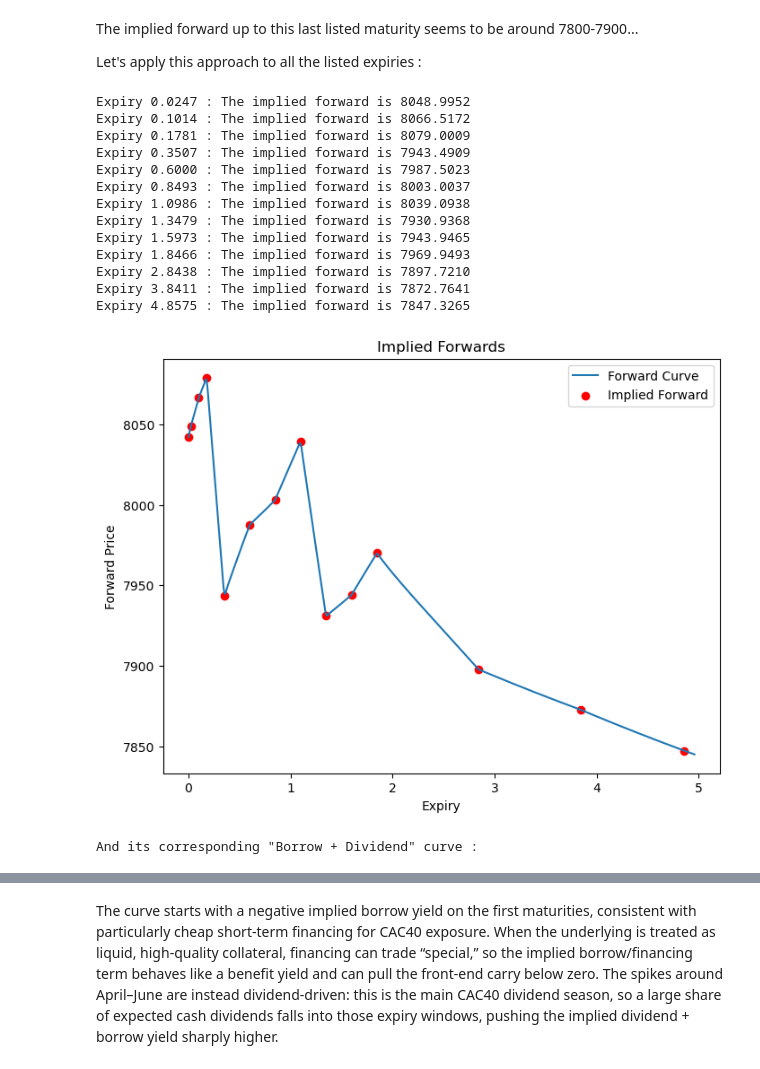
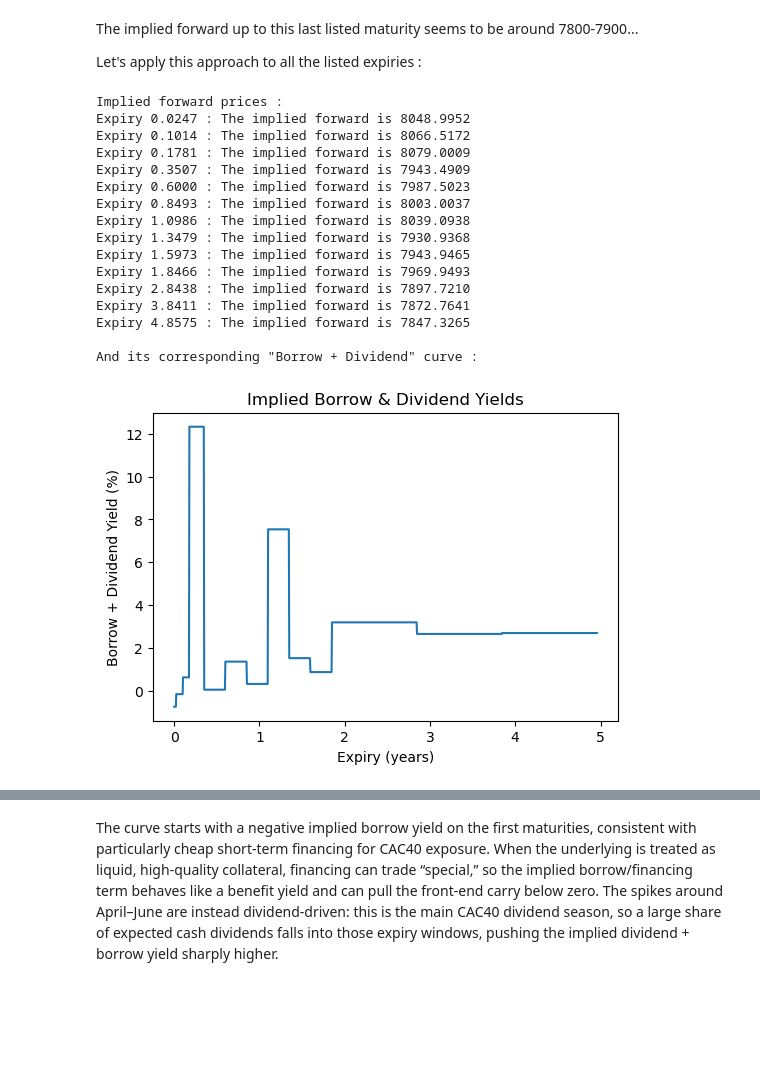
Before and after one commit to Idriss-Afra/Equity-Implied-Volatility-Surface, a Jupyter notebook: Equity Implied Forward & Volatility Surface.ipynb, the cells around one changed output, grey strips where cells are left out. Drawn from its saved outputs; the diff is of its cells as text; code cells hidden in the pictures; blank space fills up the shorter version.

Commit message:
Dividend & Volatility Calibration

```diff
--- a/Equity Implied Forward & Volatility Surface.ipynb
+++ b/Equity Implied Forward & Volatility Surface.ipynb
@@ -196,7 +196,7 @@ Let's implement a proof of concept for deriving the forward using the method exp
 # %%
 # Required Libraries
 import matplotlib.pyplot as plt
-plt.rcParams["figure.figsize"] = (8,6)
+plt.rcParams["figure.figsize"] = (6,4)
 
 expiry = listed_expiries[-1]
 
@@ -254,7 +254,7 @@ class ForwardCurve:
         self.put_prices = put_prices
         self.set_implied_forwards()
         self.set_implied_borrow_and_divs()
-        self.plot_implied_data()
+        self.plot_implied_borrow_and_divs()
 
     def implied_forward(self, exp, n_max=250, eps=1e-6):
         """
@@ -314,8 +314,7 @@ class ForwardCurve:
         for exp in self.listed_expiries:
             dt = exp - exp_prev
             if dt <= 0: raise ValueError("The given listed expiries are not strictly increasing. Check input data.")
-            implied_borrow_and_divs[exp] = np.log(self.S0 * np.exp(self.zc_rate(exp) * exp - \
-                                         cumul) / self.implied_forwards[exp]) / (exp - exp_prev)
+            implied_borrow_and_divs[exp] = np.log(self.S0 * np.exp(self.zc_rate(exp) * exp - cumul) / self.implied_forwards[exp]) / (exp - exp_prev)
             cumul += implied_borrow_and_divs[exp] * (exp - exp_prev)
             exp_prev = exp
         # Implied Borrow + Dividend Yields
@@ -348,50 +347,41 @@ class ForwardCurve:
             return (lambda exps : [self.calc_forward(exp) for exp in exps])
         grid_t = list(np.linspace(0, self.listed_expiries[-1], int(1/dt) + 1, endpoint=True)) +  self.listed_expiries
         grid_t = sorted(list(set(grid_t)))
         calc_fwd_func = lambda exps : [self.calc_forward(exp) for exp in exps]
         smooth_fwds = savgol_filter(calc_fwd_func(grid_t), n_interv, order)
         return PchipInterpolator(grid_t, smooth_fwds, extrapolate=True)
 
-    def plot_implied_data(self, n_interv=1000):
+    def plot_implied_borrow_and_divs(self, n_interv=1000):
         """
         Implied data plotter.
         """
-        print()
+        print("Implied forward prices :")
         for exp in self.listed_expiries:
             print(f"Expiry {exp:.4f} : The implied forward is {self.implied_forwards[exp]:.4f}")
-        print()
-        plt.title("Implied Forwards")
-        plt.ylabel("Forward Price")
-        plt.xlabel("Expiry")
+        print("\nAnd its corresponding \"Borrow + Dividend\" curve :")
+        plt.title("Implied Borrow & Dividend Yields")
+        plt.ylabel("Borrow + Dividend Yield (%)")
+        plt.xlabel("Expiry (years)")
         x_axis = np.linspace(0, self.listed_expiries[-1] + 0.1, n_interv)
-        fwd_curve = self.fwd_curve()
-        plt.plot(x_axis, fwd_curve(x_axis), label="Forward Curve")
-        plt.scatter([0] + self.listed_expiries, [self.S0] + list(self.implied_forwards.values()), color="red", \
-                    label="Implied Forward")
-        plt.legend(loc="upper right")
-        plt.show()
-        print()
-        print("And its corresponding \"Borrow + Dividend\" curve :")
-        plt.title("Implied Borrow & Dividend Yields")
-        plt.ylabel("Borrow + Dividend Yield")
-        plt.xlabel("Expiry")
-        plt.plot(x_axis, self.borrow_div_func(x_axis))
+        plt.plot(x_axis, 100 * self.borrow_div_func(x_axis))
         plt.show()
 
 forward_curve = ForwardCurve(S0, zc_rate, listed_expiries, market_strikes, call_prices, put_prices)
 # %% [output]
+Implied forward prices :
 Expiry 0.0247 : The implied forward is 8048.9952
 Expiry 0.1014 : The implied forward is 8066.5172
 Expiry 0.1781 : The implied forward is 8079.0009
 Expiry 0.3507 : The implied forward is 7943.4909
 Expiry 0.6000 : The implied forward is 7987.5023
 Expiry 0.8493 : The implied forward is 8003.0037
 Expiry 1.0986 : The implied forward is 8039.0938
 Expiry 1.3479 : The implied forward is 7930.9368
 Expiry 1.5973 : The implied forward is 7943.9465
 Expiry 1.8466 : The implied forward is 7969.9493
 Expiry 2.8438 : The implied forward is 7897.7210
 Expiry 3.8411 : The implied forward is 7872.7641
 Expiry 4.8575 : The implied forward is 7847.3265
+
+And its corresponding "Borrow + Dividend" curve :
-[figure, old version]
+[figure, new version]
-And its corresponding "Borrow + Dividend" curve :
```
Also changed, not shown: parts of 2 cells of this notebook.
